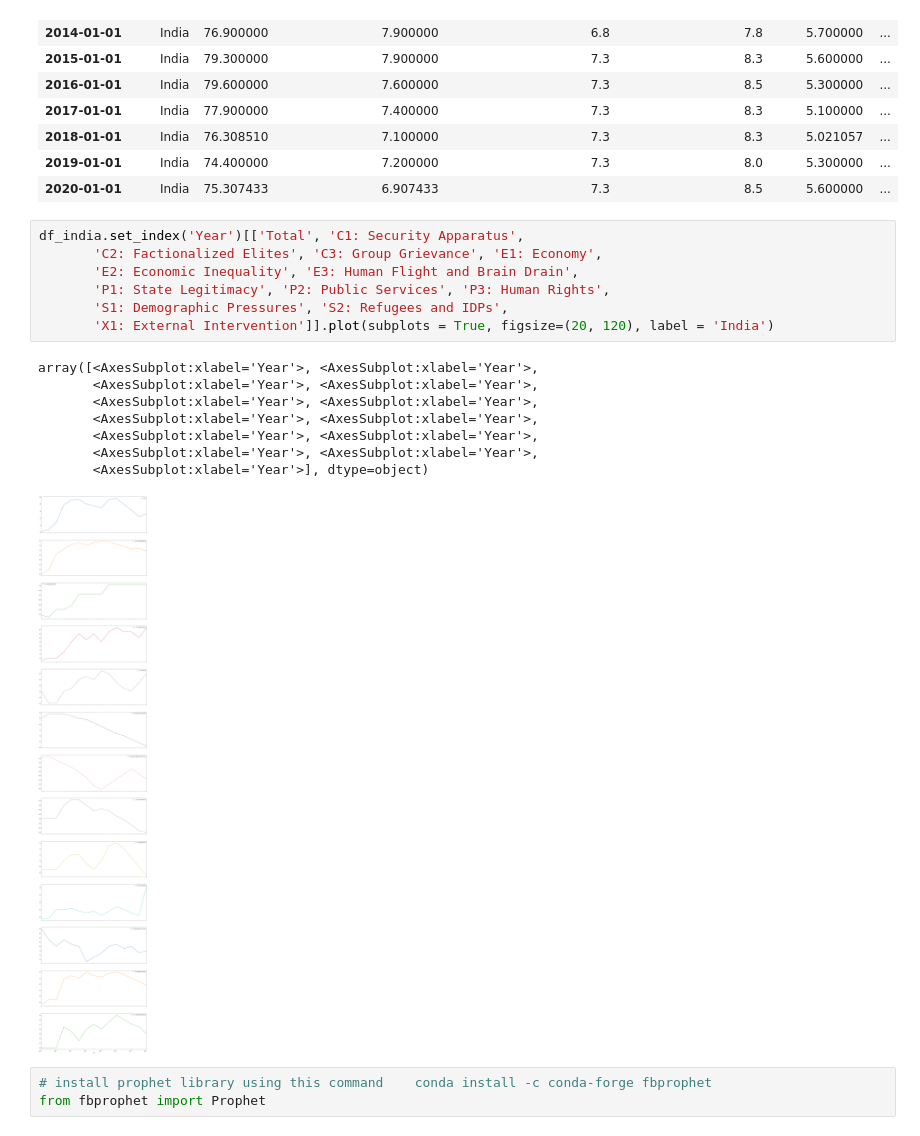
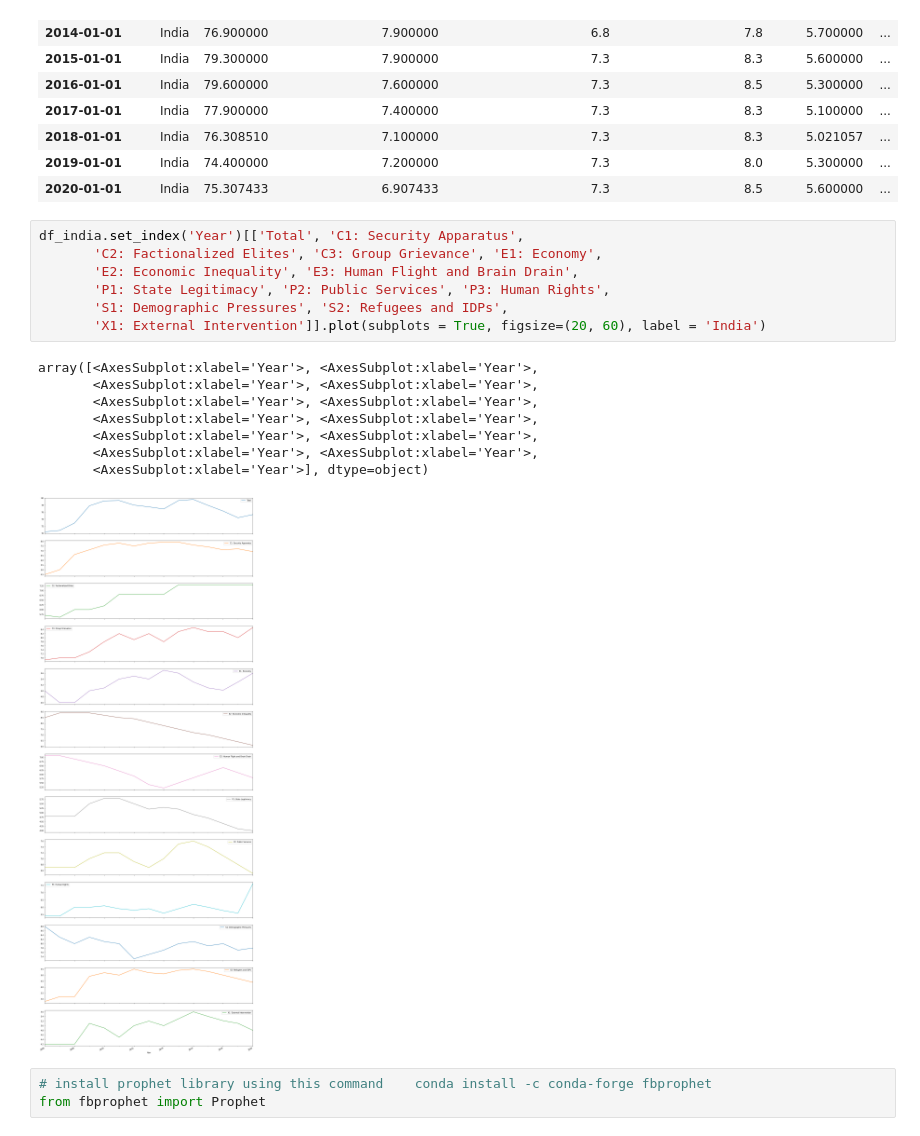
Before and after one commit to rachitdev/MSThesisCode, a Jupyter notebook: MainCode/Time Series with Facebook's Prophet Library.ipynb, the cells around one changed output. Saved outputs shown, nothing was run; the diff lists cells and outputs as text.

```diff
--- a/MainCode/Time Series with Facebook's Prophet Library.ipynb
+++ b/MainCode/Time Series with Facebook's Prophet Library.ipynb
@@ -143,19 +143,19 @@ df_india.set_index('Year')
 # %%
 df_india.set_index('Year')[['Total', 'C1: Security Apparatus',
        'C2: Factionalized Elites', 'C3: Group Grievance', 'E1: Economy',
        'E2: Economic Inequality', 'E3: Human Flight and Brain Drain',
        'P1: State Legitimacy', 'P2: Public Services', 'P3: Human Rights',
        'S1: Demographic Pressures', 'S2: Refugees and IDPs',
-       'X1: External Intervention']].plot(subplots = True, figsize=(20, 120), label = 'India')
+       'X1: External Intervention']].plot(subplots = True, figsize=(20, 60), label = 'India')
 # %% [output]
 array([<AxesSubplot:xlabel='Year'>, <AxesSubplot:xlabel='Year'>,
        <AxesSubplot:xlabel='Year'>, <AxesSubplot:xlabel='Year'>,
        <AxesSubplot:xlabel='Year'>, <AxesSubplot:xlabel='Year'>,
        <AxesSubplot:xlabel='Year'>, <AxesSubplot:xlabel='Year'>,
        <AxesSubplot:xlabel='Year'>, <AxesSubplot:xlabel='Year'>,
        <AxesSubplot:xlabel='Year'>, <AxesSubplot:xlabel='Year'>,
        <AxesSubplot:xlabel='Year'>], dtype=object)
-[figure, old version]
+[figure, new version]
 # %%
 # install prophet library using this command    conda install -c conda-forge fbprophet
 from fbprophet import Prophet
```
Also changed, not shown: parts of 126 cells of this notebook.
